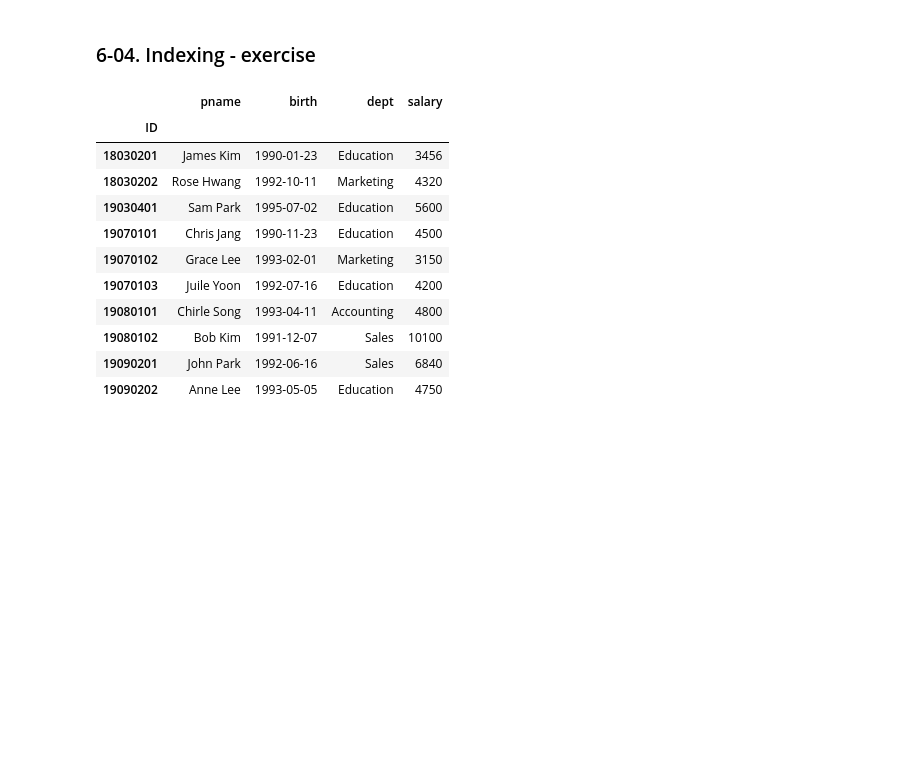
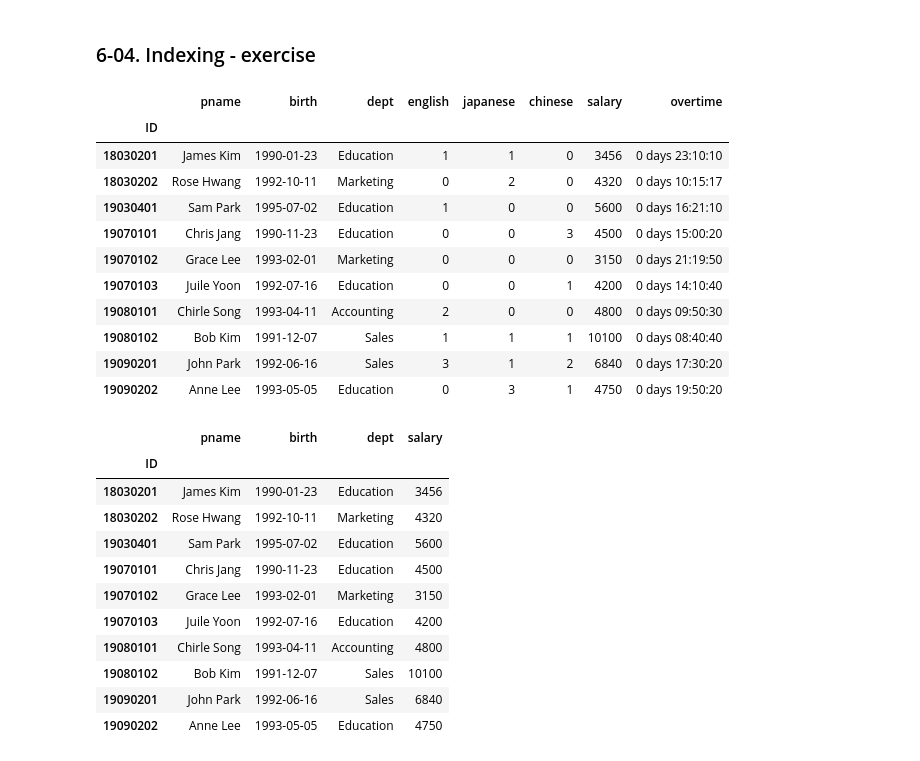
Before and after one commit to oms1226/20201130_python_farmingindustry, a Jupyter notebook: 3week/Python_for_AI_Pandas_PART1_LAB1215.ipynb, the cells around one changed output. Drawn from its saved outputs; the diff is of its cells as text; code cells hidden in the pictures; blank space fills up the shorter version.

```diff
--- a/3week/Python_for_AI_Pandas_PART1_LAB1215.ipynb
+++ b/3week/Python_for_AI_Pandas_PART1_LAB1215.ipynb
@@ -2143,8 +2313,21 @@ df4
 import shelve
 import pandas as pd
 # %%
-df = shelve.open('easySample')['sample3']
+df = shelve.open('easySample0')['sample3']
 df
+# %% [output]
+|  | pname | birth | dept | english | japanese | chinese | salary | overtime |
+| ID |  |  |  |  |  |  |  |  |
+| 18030201 | James Kim | 1990-01-23 | Education | 1 | 1 | 0 | 3456 | 0 days 23:10:10 |
+| 18030202 | Rose Hwang | 1992-10-11 | Marketing | 0 | 2 | 0 | 4320 | 0 days 10:15:17 |
+| 19030401 | Sam Park | 1995-07-02 | Education | 1 | 0 | 0 | 5600 | 0 days 16:21:10 |
+| 19070101 | Chris Jang | 1990-11-23 | Education | 0 | 0 | 3 | 4500 | 0 days 15:00:20 |
+| 19070102 | Grace Lee | 1993-02-01 | Marketing | 0 | 0 | 0 | 3150 | 0 days 21:19:50 |
+| 19070103 | Juile Yoon | 1992-07-16 | Education | 0 | 0 | 1 | 4200 | 0 days 14:10:40 |
+| 19080101 | Chirle Song | 1993-04-11 | Accounting | 2 | 0 | 0 | 4800 | 0 days 09:50:30 |
+| 19080102 | Bob Kim | 1991-12-07 | Sales | 1 | 1 | 1 | 10100 | 0 days 08:40:40 |
+| 19090201 | John Park | 1992-06-16 | Sales | 3 | 1 | 2 | 6840 | 0 days 17:30:20 |
+| 19090202 | Anne Lee | 1993-05-05 | Education | 0 | 3 | 1 | 4750 | 0 days 19:50:20 |
 # %%
 df.info()
 # %%
```
Also changed, not shown: parts of 29 cells of this notebook, 5 other files.
